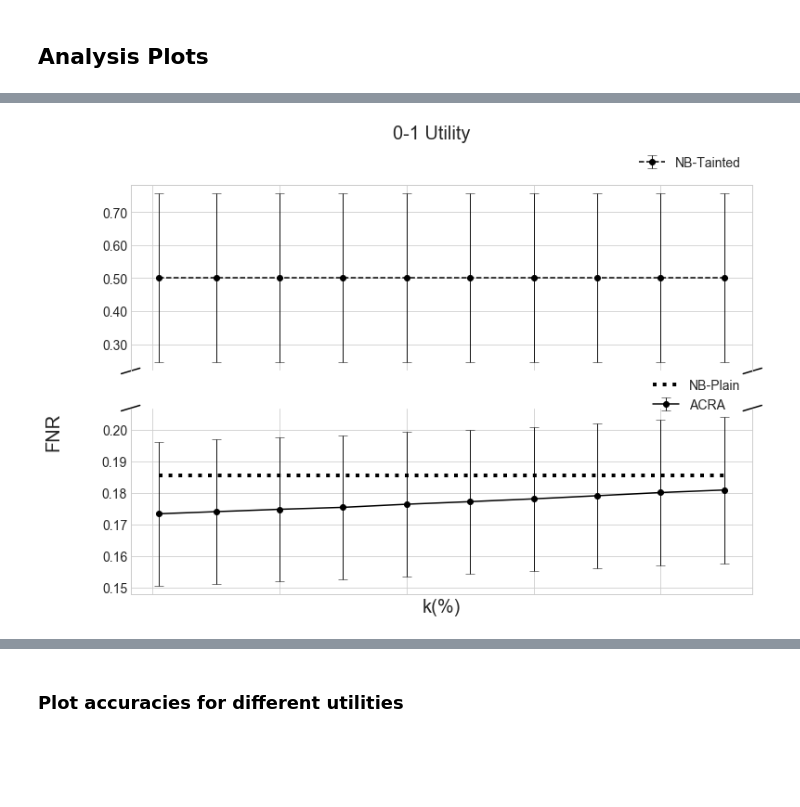
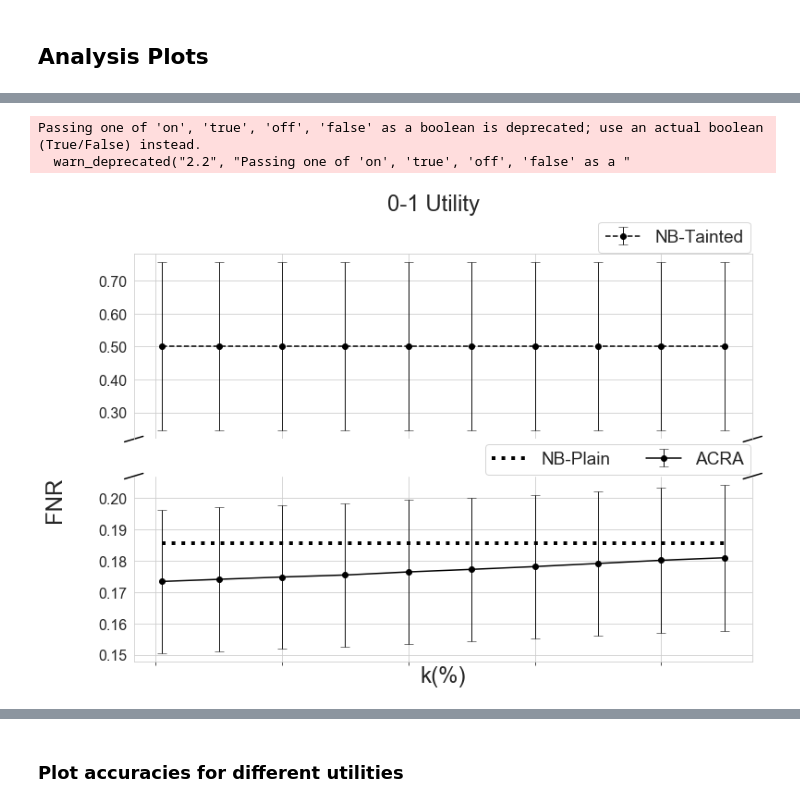
Before and after one commit to roinaveiro/ACRA_spam_experiment, a Jupyter notebook: experimentSec3.4/Analysis_huge.ipynb, the cells around one changed output, grey strips where cells are left out. Cells and saved outputs as stored; diff of their text form; code cells hidden in the pictures; blank space fills up the shorter version.

Commit message:
Updated the plots to increase the font

```diff
--- a/experimentSec3.4/Analysis_huge.ipynb
+++ b/experimentSec3.4/Analysis_huge.ipynb
@@ -350,18 +352,18 @@ def scatterPlotTesting2(x,y1,y2,y3,y1dev, y3dev, l, xl, yl, t,name):
     box = ax.get_position()
     ax.set_position([box.x0, box.y0, box.width * 0.8, box.height])
     # Add legend and labels
-    ax.legend(labels=[l[2]],loc='upper right', bbox_to_anchor=(0,1.02,1,0.2), prop={'size': 14})
-    ax2.legend(labels=[l[1], l[0]],loc='upper right', bbox_to_anchor=(0,1.02,1,0.2), prop={'size': 14})
+    ax.legend(labels=[l[2]],loc='upper right', bbox_to_anchor=(0,1.02,1.011,0.2), prop={'size': 19})
+    ax2.legend(labels=[l[1], l[0]],loc='upper right', bbox_to_anchor=(0,1.02,1.011,0.2), prop={'size': 19} ,ncol=2)
     ax2.set(xlabel=xl)
     ax2.set_ylabel(yl)
     ax2.yaxis.set_label_coords(0.04, 0.47, transform=f.transFigure)
 
     # Set size of title and x,y labels
-    f.suptitle(t, fontsize=20)
-    ax2.xaxis.label.set_size(20)
-    ax2.yaxis.label.set_size(20)
-    ax.tick_params(labelsize=14)
-    ax2.tick_params(labelsize=14)
+    f.suptitle(t, fontsize=24)
+    ax2.xaxis.label.set_size(24)
+    ax2.yaxis.label.set_size(24)
+    ax.tick_params(labelsize=16)
+    ax2.tick_params(labelsize=16)
 
     # Hide the spines between ax and ax2
     ax.spines['bottom'].set_visible(False)
@@ -381,15 +383,17 @@ def scatterPlotTesting2(x,y1,y2,y3,y1dev, y3dev, l, xl, yl, t,name):
 
     plt.gcf().autofmt_xdate()
     plt.rcParams["figure.figsize"] = (12,9)
-    plt.savefig(name, format='eps')
+    plt.savefig(name, format='eps', dpi=1600)
     return(plt)
 # %%
 p = scatterPlotTesting2(ut0["var"],ut0["ACRA_FNR"],ut0["NBC_FNR"],ut0["NB_FNR"],\
                 ut0_dev["ACRA_FNR"],ut0_dev["NB_FNR"],["ACRA", "NB-Plain", "NB-Tainted"], "k(%)", "FNR",\
-               "0-1 Utility", "plots/lastExp/ign_fnut0.eps")
+               "0-1 Utility", "plots/prb/ign_fnut0.eps")
 p.show()
 # %% [output]
+Passing one of 'on', 'true', 'off', 'false' as a boolean is deprecated; use an actual boolean (True/False) instead.
+  warn_deprecated("2.2", "Passing one of 'on', 'true', 'off', 'false' as a "
-[figure, old version]
+[figure, new version]
 # %%
 def scatterPlot3(x,y1,y2,y3,l, xl, yl, t, name):
     f,ax2 = plt.subplots(1,1,sharex=True, facecolor='w')
```
Also changed, not shown: parts of 9 cells of this notebook.
